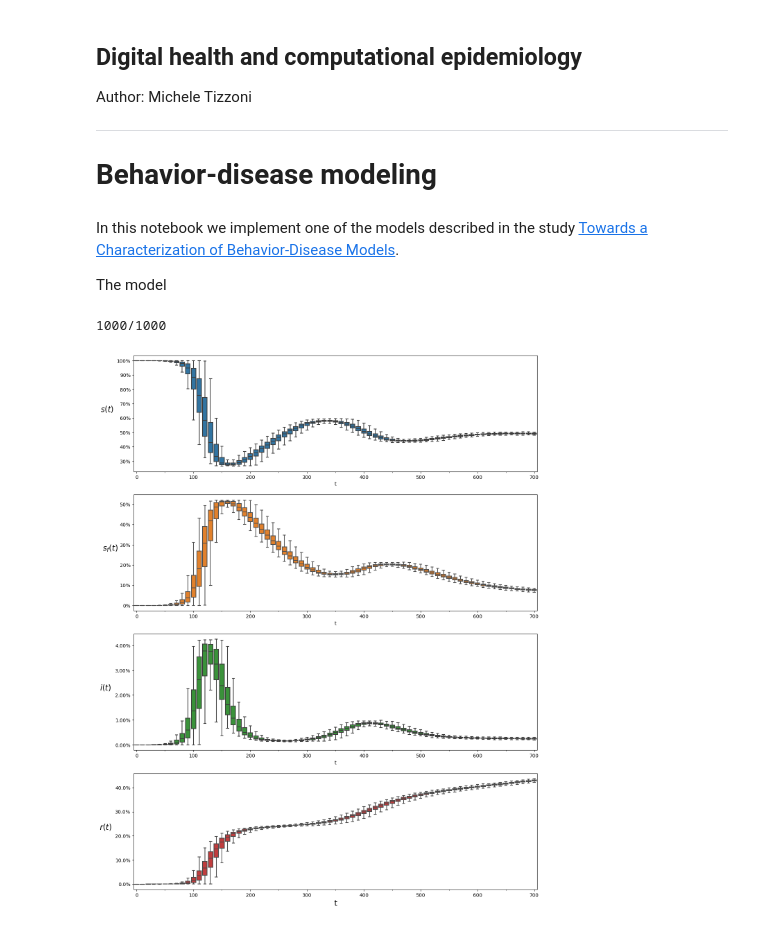
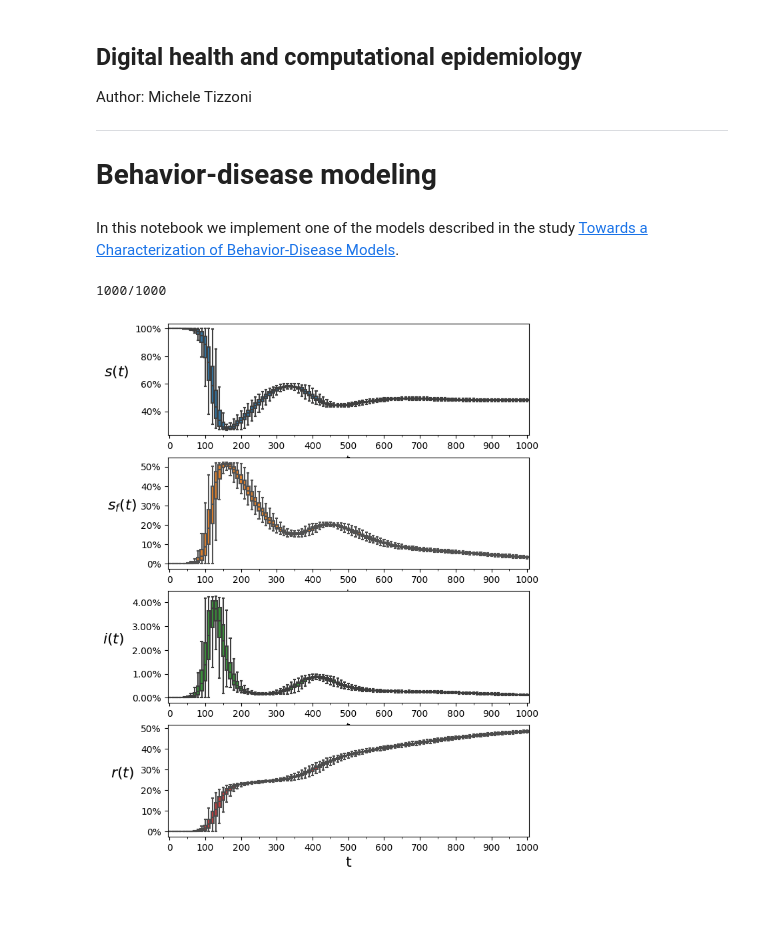
Before and after one commit to micheletizzoni/Digital_epidemiology, a Jupyter notebook: notebooks/nb07_behavior-disease-model.ipynb, the cells around one changed output. Drawn from its saved outputs; the diff is of its cells as text; code cells hidden in the pictures.

```diff
--- a/notebooks/nb07_behavior-disease-model.ipynb
+++ b/notebooks/nb07_behavior-disease-model.ipynb
@@ -17,21 +17,22 @@ Author: Michele Tizzoni
 # Behavior-disease modeling
 # %% [markdown]
 In this notebook we implement one of the models described in the study [Towards a Characterization of Behavior-Disease Models](https://journals.plos.org/plosone/article?id=10.1371/journal.pone.0023084).
-
-The model
 # %%
 N = int(1e6)
 N_sims = 1000
-t_max = 700
+t_max = 1000
 I0 = 1
 
+#epidemic parameters
 b    = 0.2
 mu   = 0.1
+
+#fear parameters
 r_b  = 0.05
 b_f  = 0.7
 mu_f = 0.015
 
-frac = 0.001 # only keep runs where the disease reaches more than this fraction of the population
+frac = 0.001 #only keep runs where the disease reaches more than this fraction of the population
 
 init = {"S"   : N-I0,
         "S_f" : 0,
@@ -155,32 +157,32 @@ for t in tt_step:
         df_dict['t'].append(t)
         df_dict['s'].append(row_s[t])
         df_dict['s_f'].append(row_s_f[t])
         df_dict['i'].append(row_i[t])
         df_dict['r'].append(row_r[t])
 
 
 df = pd.DataFrame(df_dict)
 
-fig, (ax1, ax2, ax3, ax4) = plt.subplots(4,1, figsize=(15, 20))
+fig, (ax1, ax2, ax3, ax4) = plt.subplots(4,1, figsize=(7, 10))
 
 ax4.set_xlabel('$time[days]$', fontsize = fontsize)
 
 boxplot = sns.boxplot(x='t', y='s',   data=df, color="C0", ax=ax1, showfliers = False)
 boxplot = sns.boxplot(x='t', y='s_f', data=df, color="C1", ax=ax2, showfliers = False)
 boxplot = sns.boxplot(x='t', y='i',   data=df, color="C2", ax=ax3, showfliers = False)
 boxplot = sns.boxplot(x='t', y='r',   data=df, color="C3", ax=ax4, showfliers = False)
 
 for ax in (ax1, ax2, ax3, ax4):
     ax.yaxis.set_major_formatter(mtick.PercentFormatter()) #display "%" sign on y axis
 
     ax.xaxis.set_major_locator(mtick.MultipleLocator(10))
     ax.xaxis.set_minor_locator(mtick.MultipleLocator(5))
 
 ax1.set_ylabel('$s(t)$', fontsize = fontsize, labelpad = 20).set_rotation(0)
 ax2.set_ylabel('$s_f(t)$', fontsize = fontsize, labelpad = 20).set_rotation(0)
 ax3.set_ylabel('$i(t)$', fontsize = fontsize, labelpad = 20).set_rotation(0)
 ax4.set_ylabel('$r(t)$', fontsize = fontsize, labelpad = 20).set_rotation(0)
 
 plt.show()
 # %% [output]
-[figure, old version]
+[figure, new version]
```
Also changed, not shown: parts of 1 cell of this notebook.
